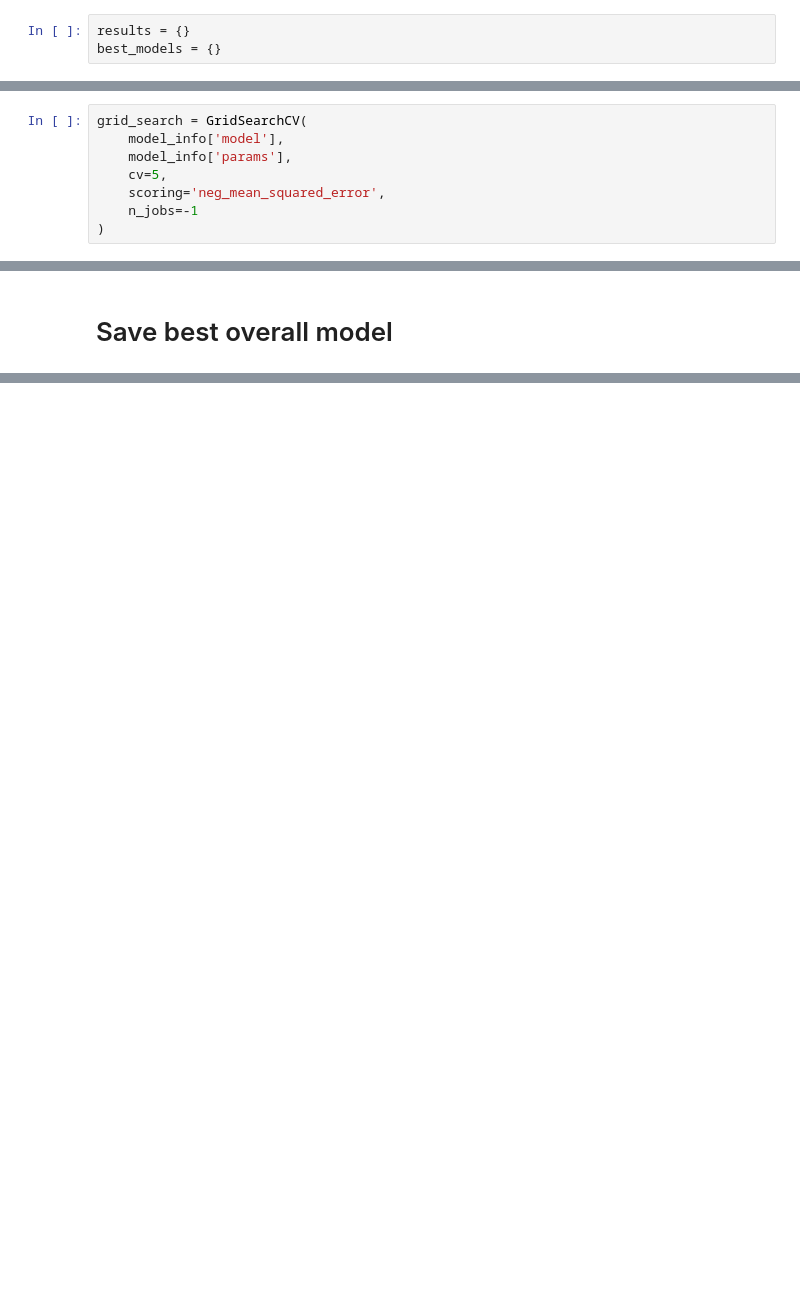
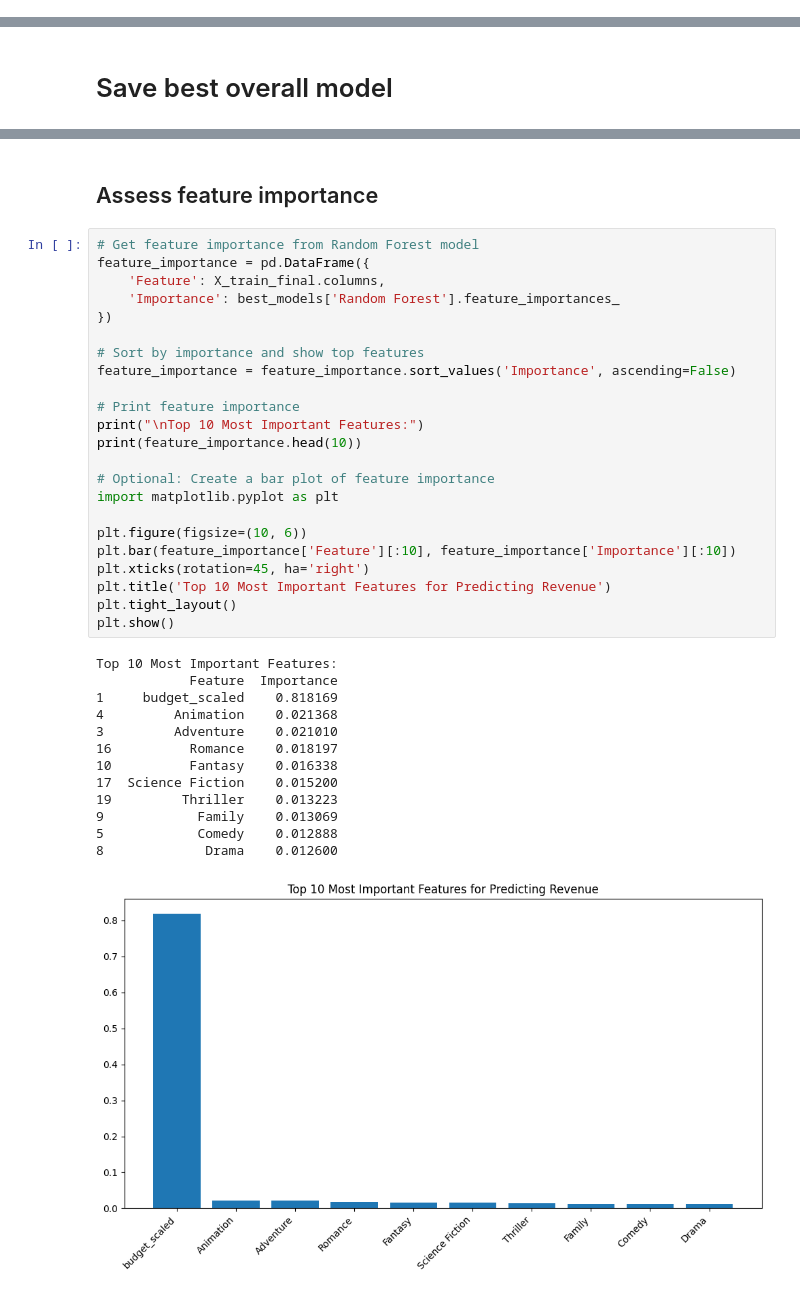
Before and after one commit to Agnieszkalukasiak/Film_Hit_prediction, a Jupyter notebook: jupyter_notebooks/modeling_evaluation.ipynb, the cells around one changed output, grey strips where cells are left out. Cells and saved outputs as stored; diff of their text form; blank space fills up the shorter version.

Commit message:
add feature importance

```diff
--- a/jupyter_notebooks/modeling_evaluation.ipynb
+++ b/jupyter_notebooks/modeling_evaluation.ipynb
@@ -143,3 +148,0 @@ for name, model_info in models.items():
-# %%
-results = {}
-best_models = {}
@@ -148,8 +148,0 @@ best_models = {}
-# %%
-grid_search = GridSearchCV(
-    model_info['model'],
-    model_info['params'],
-    cv=5,
-    scoring='neg_mean_squared_error',
-    n_jobs=-1
-)
@@ -187,0 +209,39 @@ IndentationError: unindent does not match any outer indentation level (<tokenize
+# %% [markdown]
+## Assess feature importance
+# %%
+# Get feature importance from Random Forest model
+feature_importance = pd.DataFrame({
+    'Feature': X_train_final.columns,
+    'Importance': best_models['Random Forest'].feature_importances_
+})
+
+# Sort by importance and show top features
+feature_importance = feature_importance.sort_values('Importance', ascending=False)
+
+# Print feature importance
+print("\nTop 10 Most Important Features:")
+print(feature_importance.head(10))
+
+# Optional: Create a bar plot of feature importance
+import matplotlib.pyplot as plt
+
+plt.figure(figsize=(10, 6))
+plt.bar(feature_importance['Feature'][:10], feature_importance['Importance'][:10])
+plt.xticks(rotation=45, ha='right')
+plt.title('Top 10 Most Important Features for Predicting Revenue')
+plt.tight_layout()
+plt.show()
+# %% [output]
+Top 10 Most Important Features:
+            Feature  Importance
+1     budget_scaled    0.818169
+4         Animation    0.021368
+3         Adventure    0.021010
+16          Romance    0.018197
+10          Fantasy    0.016338
+17  Science Fiction    0.015200
+19         Thriller    0.013223
+9            Family    0.013069
+5            Comedy    0.012888
+8             Drama    0.012600
+[figure, added]
```
Also changed, not shown: parts of 17 cells of this notebook, 1 other file.
